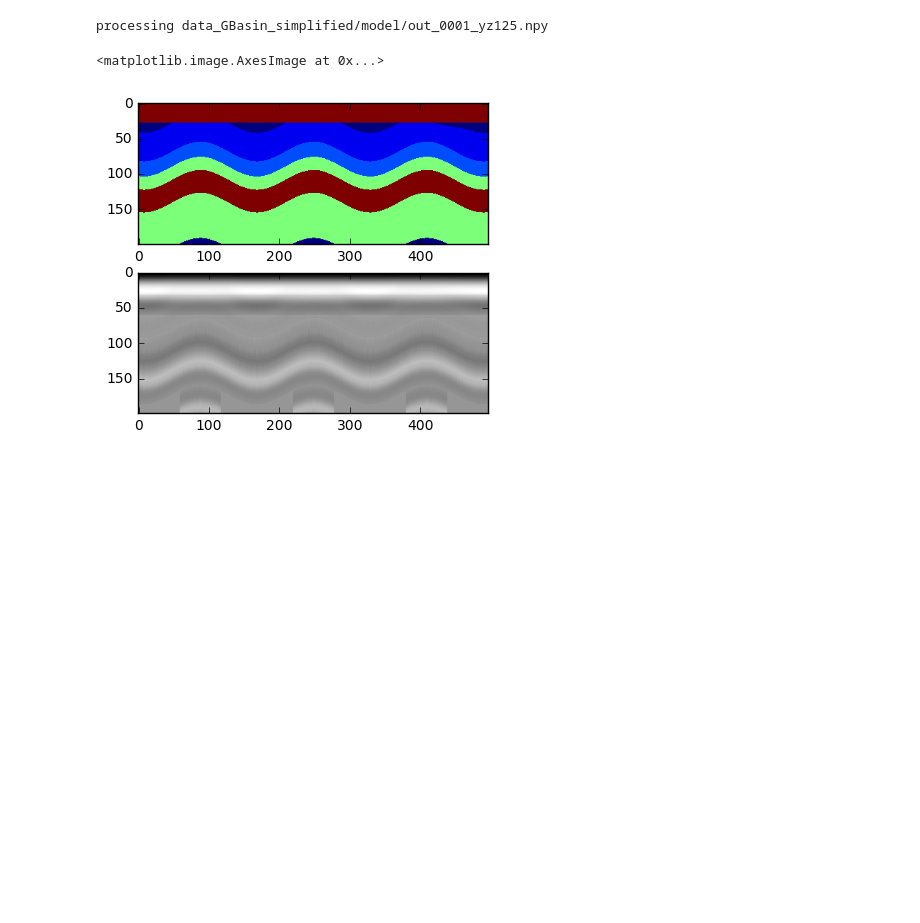
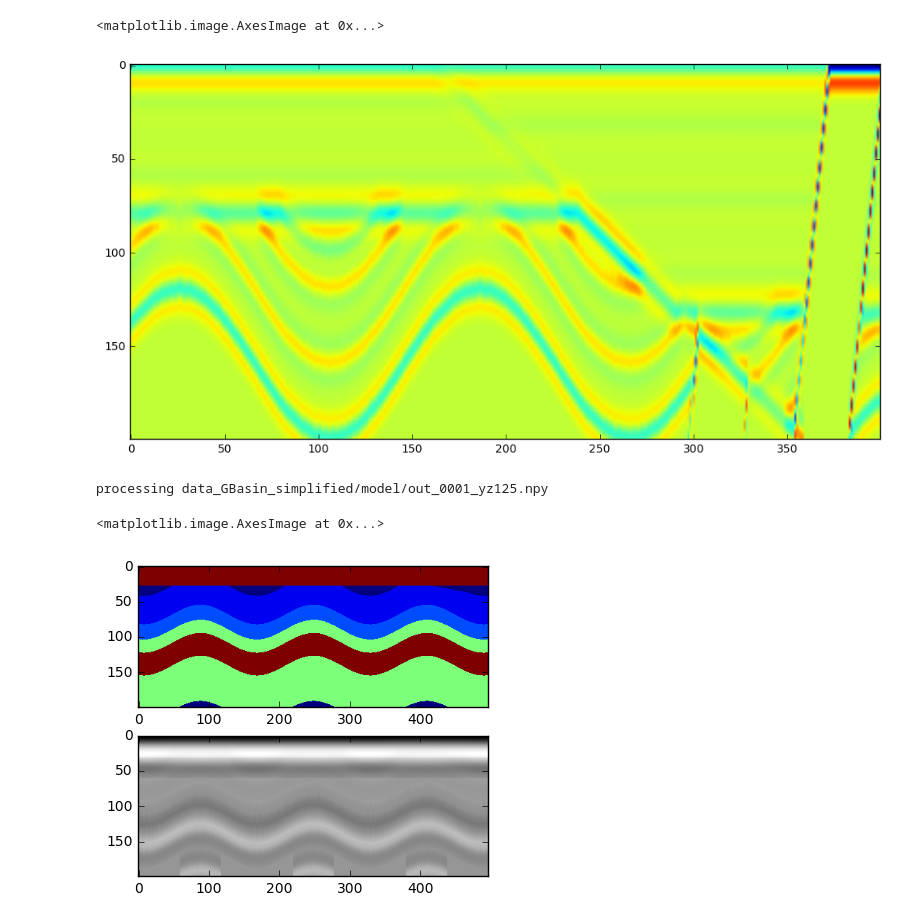
Before and after one commit to stevejpurves/model2seis, a Jupyter notebook: model/quick_conv_npy.ipynb, the cells around one changed output. Saved outputs shown, nothing was run; the diff lists cells and outputs as text; code cells hidden in the pictures; blank space fills up the shorter version.

```diff
--- a/model/quick_conv_npy.ipynb
+++ b/model/quick_conv_npy.ipynb
@@ -30,8 +30,17 @@ def convolve(w, file, slice_shape):
 import sys, os
 import matplotlib.pyplot as plt
 # base_path = 'data_fold_dyke_fault/'
-base_path = 'data_GBasin_simplified/'
+base_path = 'data_fold_dyke_fault/'
 path_to_files = base_path+'model/'
 # %%
 w = ricker(0.25, 0.004, 5)
+# %%
+filename = base_path+'seismic_r10/out_0001_yz0.npy'
+data = np.load(filename)
+
+plt.figure(figsize=(12,12))
+plt.imshow(data)
+# %% [output]
+<matplotlib.image.AxesImage at 0x...>
+[figure, added]
 # %%
```
Also changed, not shown: parts of 1 cell of this notebook, 2 other files.
